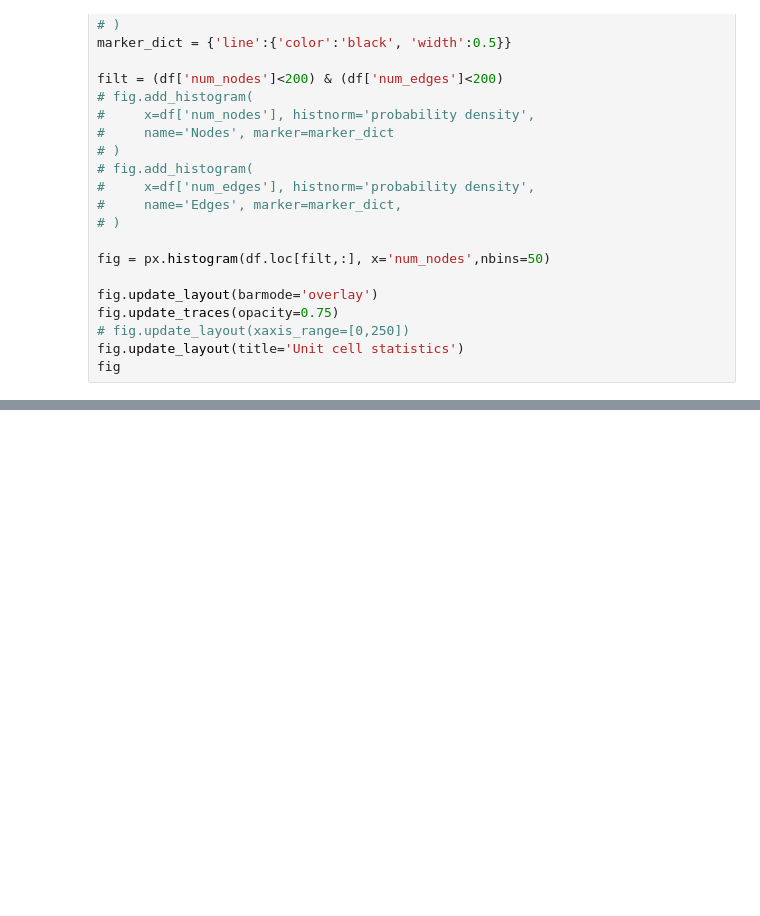
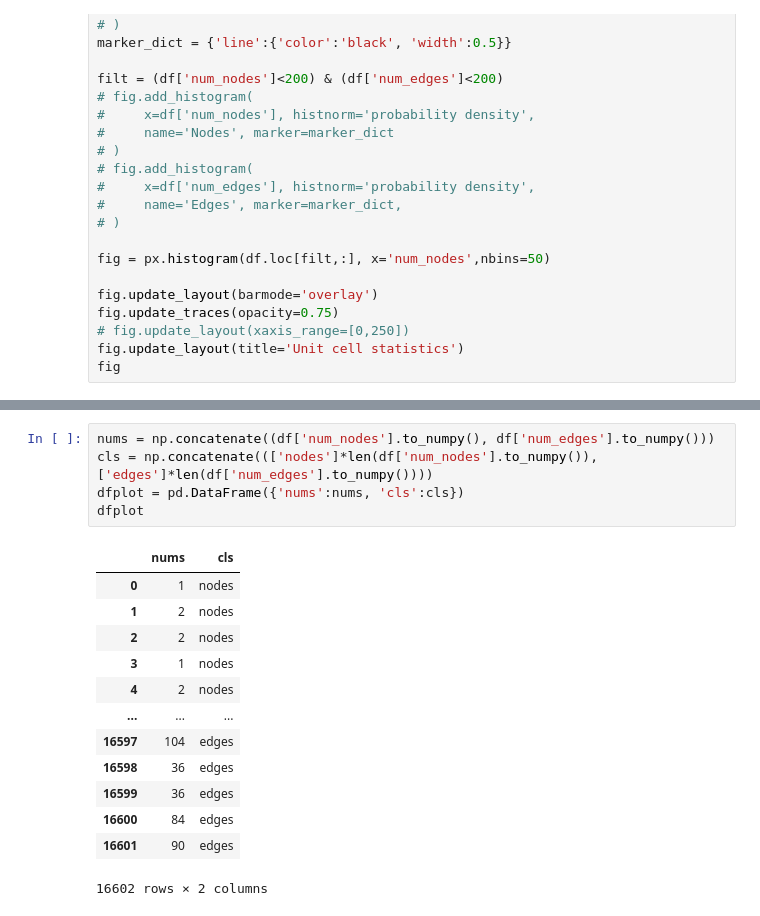
Before and after one commit to igrega348/gnn-paper, a Jupyter notebook: figure1.ipynb, the cells around one changed output, grey strips where cells are left out. Drawn from its saved outputs; the diff is of its cells as text; blank space fills up the shorter version.

```diff
--- a/figure1.ipynb
+++ b/figure1.ipynb
@@ -75,0 +69,19 @@ plt.
+# %%
+nums = np.concatenate((df['num_nodes'].to_numpy(), df['num_edges'].to_numpy()))
+cls = np.concatenate((['nodes']*len(df['num_nodes'].to_numpy()), ['edges']*len(df['num_edges'].to_numpy())))
+dfplot = pd.DataFrame({'nums':nums, 'cls':cls})
+dfplot
+# %% [output]
+|  | nums | cls |
+| 0 | 1 | nodes |
+| 1 | 2 | nodes |
+| 2 | 2 | nodes |
+| 3 | 1 | nodes |
+| 4 | 2 | nodes |
+| ... | ... | ... |
+| 16597 | 104 | edges |
+| 16598 | 36 | edges |
+| 16599 | 36 | edges |
+| 16600 | 84 | edges |
+| 16601 | 90 | edges |
+16602 rows × 2 columns
```
Also changed, not shown: parts of 14 cells of this notebook, 13 other files.
